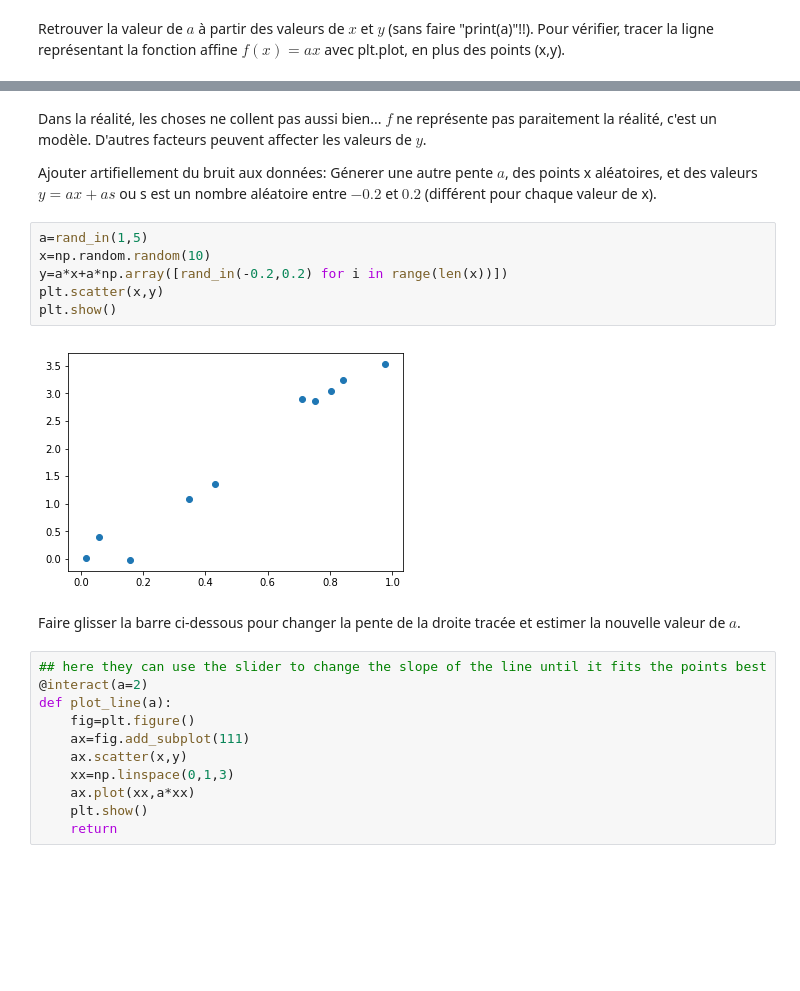
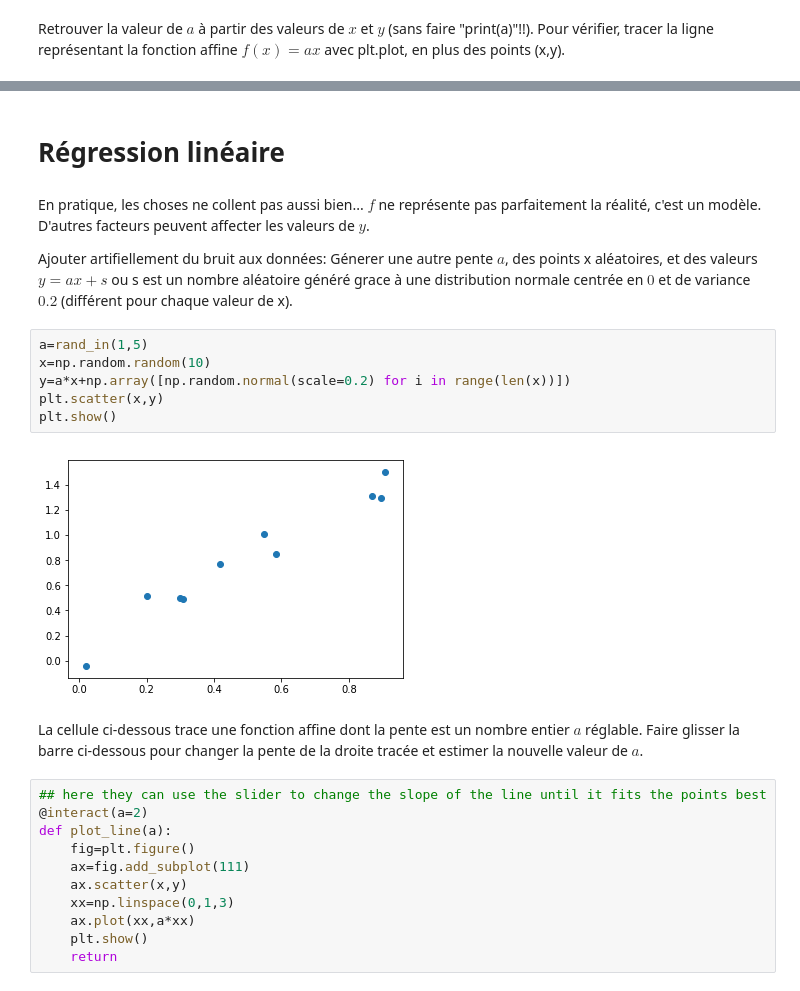
Before and after one commit to lab-cosmo/marvel-college, a Jupyter notebook: ML/Machine_learning-INTRO.ipynb, the cells around one changed output, grey strips where cells are left out. Saved outputs shown, nothing was run; the diff lists cells and outputs as text; blank space fills up the shorter version.

```diff
--- a/ML/Machine_learning-INTRO.ipynb
+++ b/ML/Machine_learning-INTRO.ipynb
@@ -46,19 +49,21 @@ plt.show()
+# %% [markdown]
+# Régression linéaire
 # %% [markdown]
-Dans la réalité, les choses ne collent pas aussi bien... $f$ ne représente pas paraitement la réalité, c'est un modèle. D'autres facteurs peuvent affecter les valeurs de $y$.
+En pratique, les choses ne collent pas aussi bien... $f$ ne représente pas parfaitement la réalité, c'est un modèle. D'autres facteurs peuvent affecter les valeurs de $y$.
 
 Ajouter artifiellement du bruit aux données:
 Génerer une autre pente $a$, des points x aléatoires, et des valeurs
-$y=ax+as$ ou s est un nombre aléatoire entre $-0.2$ et $0.2$ (différent pour chaque valeur de x).
+$y=ax+s$ ou s est un nombre aléatoire généré grace à une distribution normale centrée en $0$ et de variance $0.2$ (différent pour chaque valeur de x).
 # %%
 a=rand_in(1,5)
 x=np.random.random(10)
-y=a*x+a*np.array([rand_in(-0.2,0.2) for i in range(len(x))])
+y=a*x+np.array([np.random.normal(scale=0.2) for i in range(len(x))])
 plt.scatter(x,y)
 plt.show()
 # %% [output]
-[figure, old version]
+[figure, new version]
 # %% [markdown]
-Faire glisser la barre ci-dessous pour changer la pente de la droite tracée et estimer la nouvelle valeur de $a$.
+La cellule ci-dessous trace une fonction affine dont la pente est un nombre entier $a$ réglable. Faire glisser la barre ci-dessous pour changer la pente de la droite tracée et estimer la nouvelle valeur de $a$.
 # %%
 ## here they can use the slider to change the slope of the line until it fits the points best
 @interact(a=2)
```
Also changed, not shown: parts of 26 cells of this notebook.
